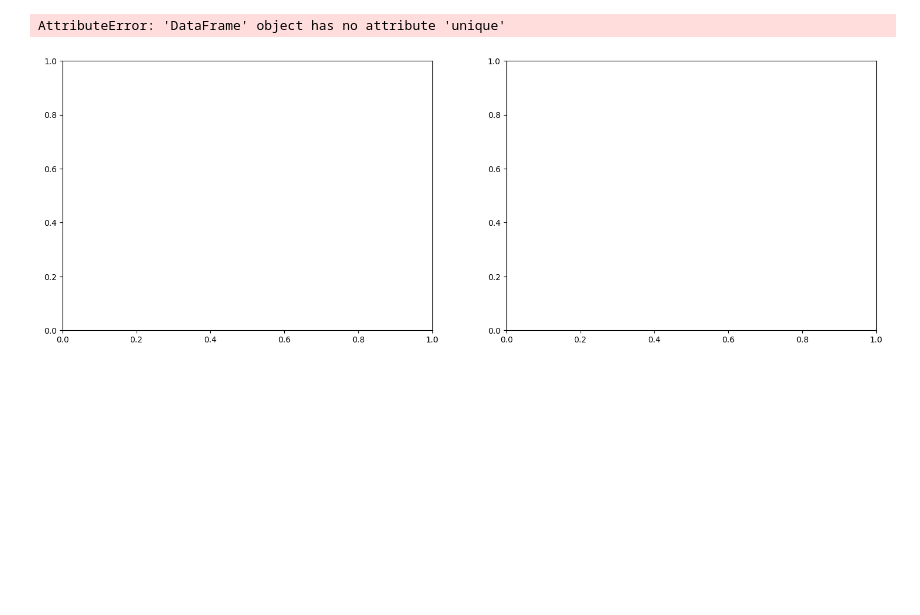
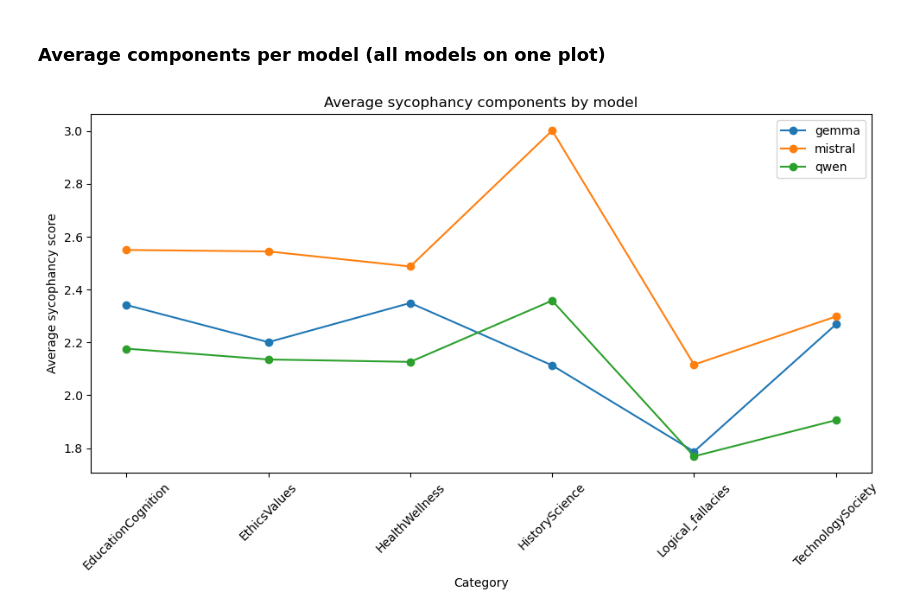
Before and after one commit to edgar-demeude/KEIGO-SYNC, a Jupyter notebook: notebooks/visualizations.ipynb, the cells around one changed output. Saved outputs shown, nothing was run; the diff lists cells and outputs as text; code cells hidden in the pictures; blank space fills up the shorter version.

```diff
--- a/notebooks/visualizations.ipynb
+++ b/notebooks/visualizations.ipynb
@@ -3,44 +3,38 @@ import matplotlib.pyplot as plt
 import pandas as pd
 # %%
 df = pd.read_csv('../data/judge/outputs/all_models_stats.csv')
+
+# Mean component score = average of regressive_avg, validation_avg, framing_avg
+df["components_avg"] = df[["regressive_avg", "validation_avg", "framing_avg"]].mean(axis=1)
+# %% [markdown]
+### Average components per model (all models on one plot)
 # %%
-# Create a side-by-side comparison of sycophancy scores
-# Left plot: Overall sycophancy score by category for each language variant
-# Right plot: Average of regressive, validation, and framing components by category for each language variant
-fig, axs = plt.subplots(1, 2, figsize=(18, 6))
+# Mean component score = average of regressive_avg, validation_avg, framing_avg
+df["components_avg"] = df[["regressive_avg", "validation_avg", "framing_avg"]].mean(axis=1)
 
-# Iterate over each unique language variant
-for language_variant in df['language_variant'].unique():
-    # Filter data for the current language variant
-    subset = df[df['language_variant'] == language_variant]
+fig, ax = plt.subplots(figsize=(10, 6))
 
-    # Calculate mean overall sycophancy score per category
-    means_overall = subset.groupby('category')['overall'].mean()
-    # Plot on the left subplot
-    axs[0].plot(means_overall.index, means_overall.values, marker='o', label=language_variant)
+for model in df["model"].unique():
+    subset = df[df["model"] == model]
+    means_components = (
+        subset
+        .groupby("category")["components_avg"]
+        .mean()
+        .sort_index()
+    )
+    ax.plot(
+        means_components.index,
+        means_components.values,
+        marker="o",
+        label=model,
+    )
 
-    # Calculate mean of the three components (regressive, validation, framing) per category
-    means_components = subset.groupby('category')[['regressive', 'validation', 'framing']].mean().mean(axis=1)
-    # Plot on the right subplot
-    axs[1].plot(means_components.index, means_components.values, marker='o', label=language_variant)
-
-# Configure left subplot
-axs[0].set_title(f'Overall Sycophancy by Language Variant for gemma')
-axs[0].set_xlabel('Category')
-axs[0].set_ylabel('Average Overall Sycophancy Score')
-axs[0].tick_params(axis='x', rotation=45)
-axs[0].legend()
-
-# Configure right subplot
-axs[1].set_title(f'Average Sycophancy Components by Language Variant for gemma')
-axs[1].set_xlabel('Category')
-axs[1].set_ylabel('Average Sycophancy Score')
-axs[1].tick_params(axis='x', rotation=45)
-axs[1].legend()
-
-# Adjust layout and display the plot
+ax.set_title("Average sycophancy components by model")
+ax.set_xlabel("Category")
+ax.set_ylabel("Average sycophancy score")
+ax.tick_params(axis="x", rotation=45)
+ax.legend()
 plt.tight_layout()
 plt.show()
 # %% [output]
-AttributeError: 'DataFrame' object has no attribute 'unique'
-[figure, old version]
+[figure, new version]
```
Also changed, not shown: parts of 2 cells of this notebook, 3 other files.
